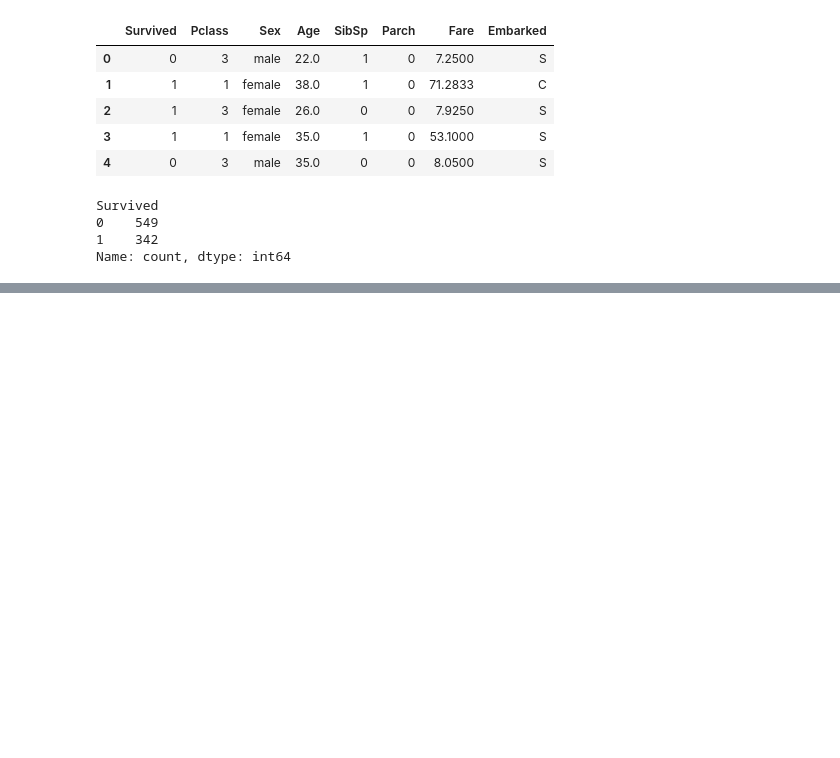
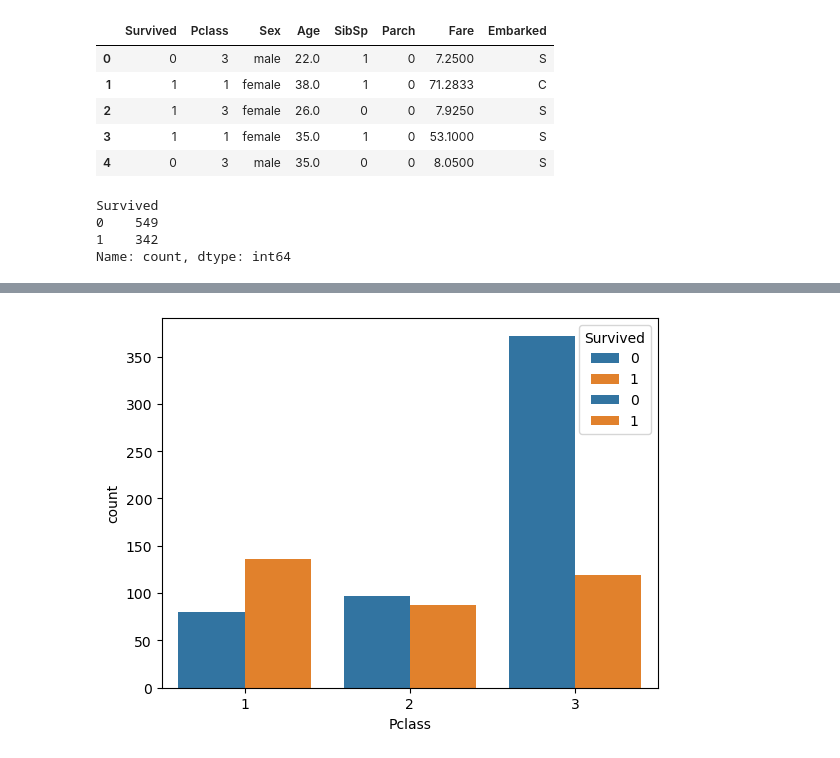
Before and after one commit to rakib826/Decision-Tree-and-Ensemble-Learning, a Jupyter notebook: Decision Tree and Ensemble Learning.ipynb, the cells around one changed output, grey strips where cells are left out. Cells and saved outputs as stored; diff of their text form; code cells hidden in the pictures; blank space fills up the shorter version.

```diff
--- a/Decision Tree and Ensemble Learning.ipynb
+++ b/Decision Tree and Ensemble Learning.ipynb
@@ -118,0 +134,5 @@ Name: count, dtype: int64
+# %%
+sns.countplot(x="Pclass", hue="Survived", data=df)
+plt.show()
+# %% [output]
+[figure, added]
```
Also changed, not shown: parts of 6 cells of this notebook.
